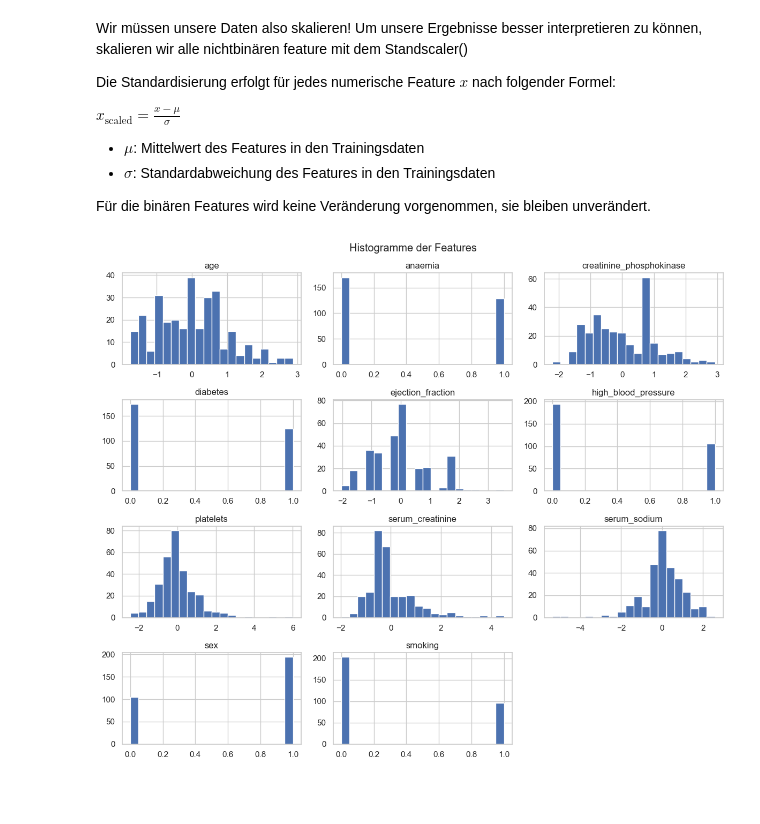
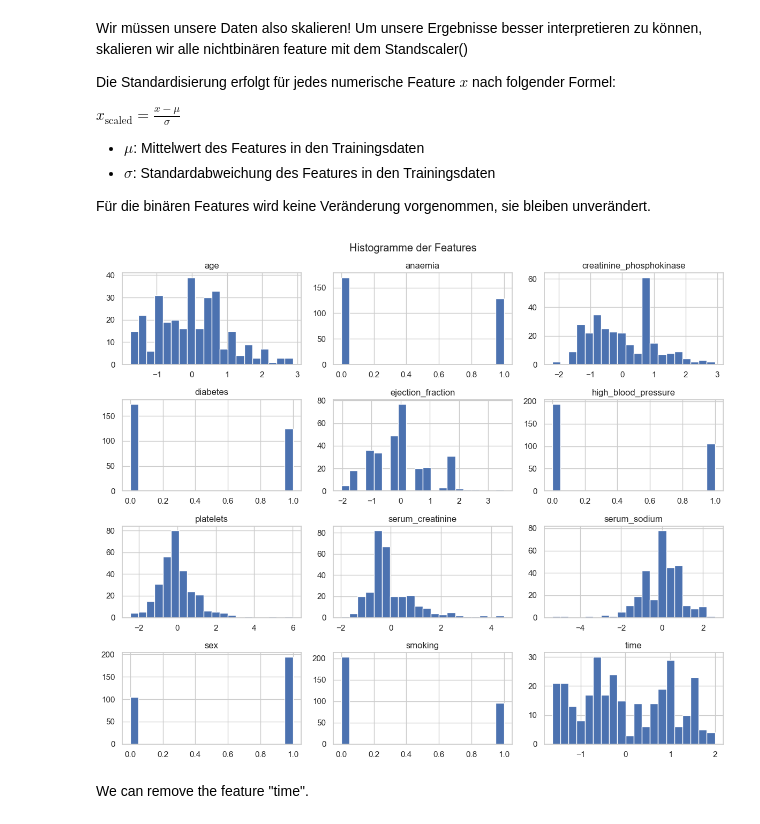
Before and after one commit to FelixFritz02/MasterKL, a Jupyter notebook: AI Numerics/Data Challenge/preprocessing.ipynb, the cells around one changed output. Cells and saved outputs as stored; diff of their text form; code cells hidden in the pictures; blank space fills up the shorter version.

```diff
--- a/AI Numerics/Data Challenge/preprocessing.ipynb
+++ b/AI Numerics/Data Challenge/preprocessing.ipynb
@@ -197,14 +188,16 @@ Für die binären Features wird keine Veränderung vorgenommen, sie bleiben unve
 # %%
 from sklearn.preprocessing import StandardScaler
 
 cols_to_scale = ['age', 'creatinine_phosphokinase',
        'ejection_fraction', 'platelets',
-       'serum_creatinine', 'serum_sodium']
+       'serum_creatinine', 'serum_sodium', 'time']
 scaler = StandardScaler()
 X[cols_to_scale] = scaler.fit_transform(X[cols_to_scale])
 X.hist(bins=20, figsize=(12, 10))
 plt.suptitle("Histogramme der Features")
 plt.tight_layout()
 plt.show()
 # %% [output]
-[figure, old version]
+[figure, new version]
+# %% [markdown]
+We can remove the feature "time".
```
Also changed, not shown: parts of 6 cells of this notebook, 4 other files.
